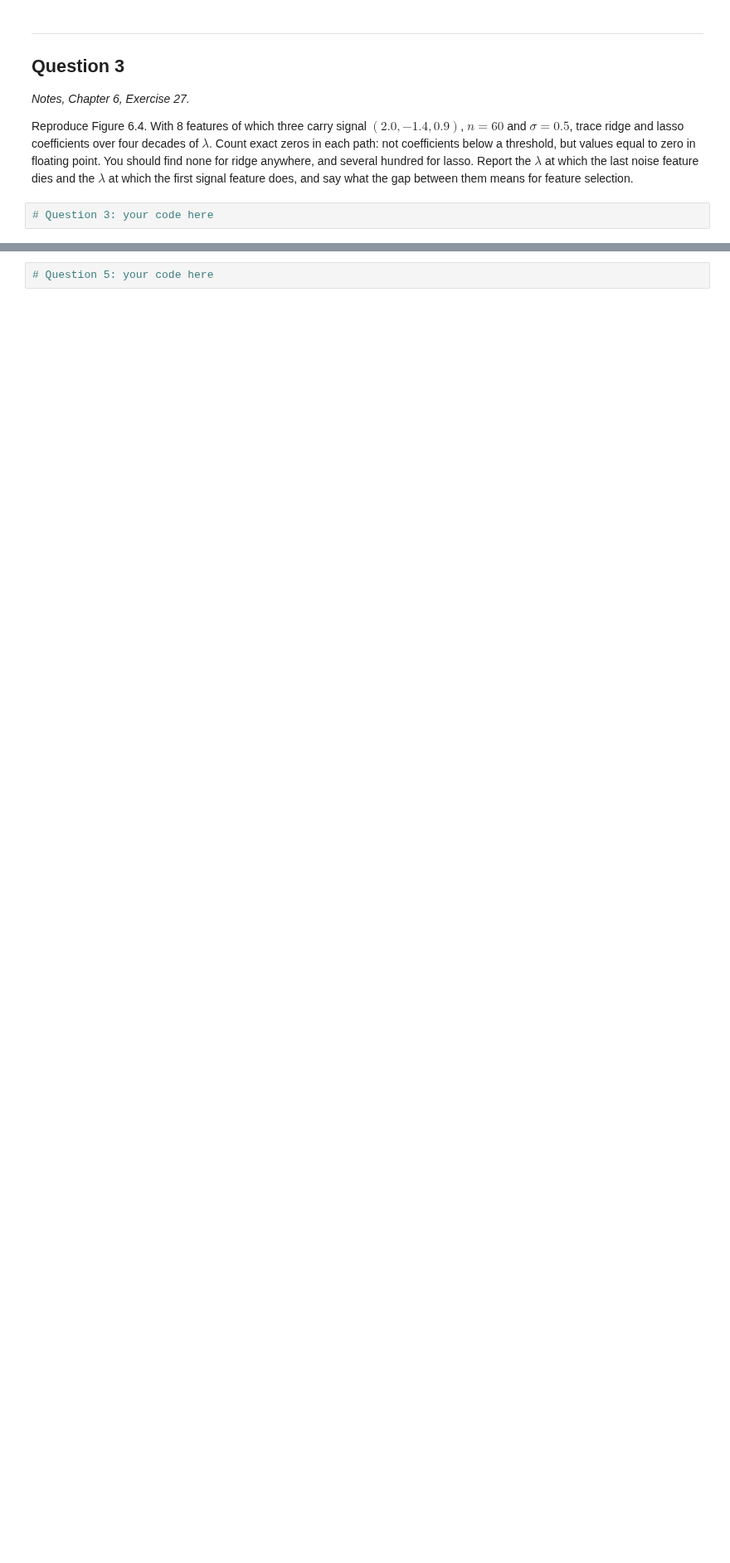
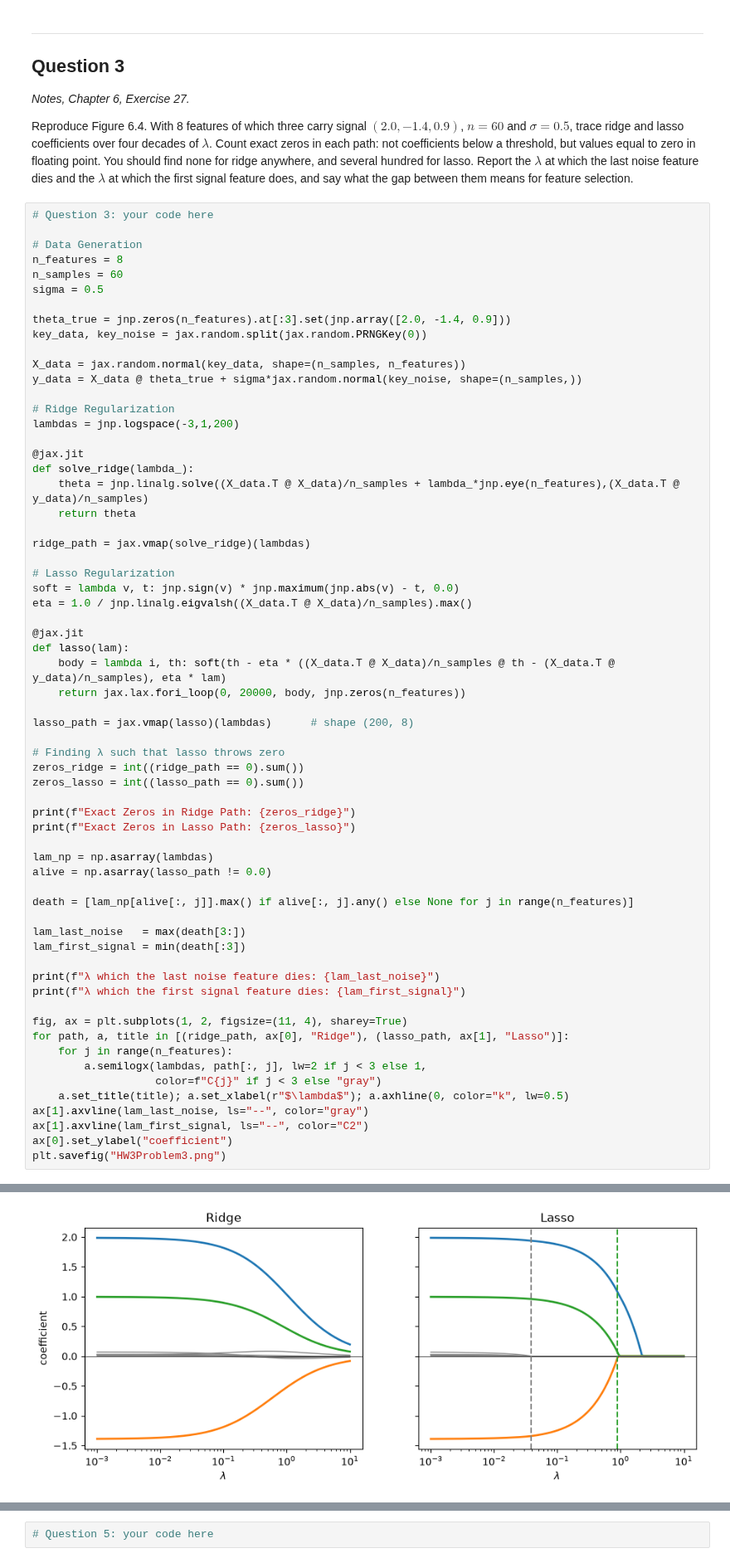
Before and after one commit to akhilghar/COE379L.1, a Jupyter notebook: HW3/Assignment_3-3.ipynb, the cells around one changed output, grey strips where cells are left out. Shown at 83% size. Cells and saved outputs as stored; diff of their text form; blank space fills up the shorter version.

```diff
--- a/HW3/Assignment_3-3.ipynb
+++ b/HW3/Assignment_3-3.ipynb
@@ -136,3 +137,65 @@ def project_L1(v):
 Reproduce Figure 6.4. With 8 features of which three carry signal $(2.0, -1.4, 0.9)$, $n = 60$ and $\sigma = 0.5$, trace ridge and lasso coefficients over four decades of $\lambda$. Count exact zeros in each path: not coefficients below a threshold, but values equal to zero in floating point. You should find none for ridge anywhere, and several hundred for lasso. Report the $\lambda$ at which the last noise feature dies and the $\lambda$ at which the first signal feature does, and say what the gap between them means for feature selection.
 # %%
 # Question 3: your code here
+
+# Data Generation
+n_features = 8
+n_samples = 60
+sigma = 0.5
+
+theta_true = jnp.zeros(n_features).at[:3].set(jnp.array([2.0, -1.4, 0.9]))
+key_data, key_noise = jax.random.split(jax.random.PRNGKey(0))
+
+X_data = jax.random.normal(key_data, shape=(n_samples, n_features))
+y_data = X_data @ theta_true + sigma*jax.random.normal(key_noise, shape=(n_samples,))
+
+# Ridge Regularization
+lambdas = jnp.logspace(-3,1,200)
+
+@jax.jit
+def solve_ridge(lambda_):
+    theta = jnp.linalg.solve((X_data.T @ X_data)/n_samples + lambda_*jnp.eye(n_features),(X_data.T @ y_data)/n_samples)
+    return theta
+
+ridge_path = jax.vmap(solve_ridge)(lambdas)
+
+# Lasso Regularization
+soft = lambda v, t: jnp.sign(v) * jnp.maximum(jnp.abs(v) - t, 0.0)
+eta = 1.0 / jnp.linalg.eigvalsh((X_data.T @ X_data)/n_samples).max()
+
+@jax.jit
+def lasso(lam):
+    body = lambda i, th: soft(th - eta * ((X_data.T @ X_data)/n_samples @ th - (X_data.T @ y_data)/n_samples), eta * lam)
+    return jax.lax.fori_loop(0, 20000, body, jnp.zeros(n_features))
+
+lasso_path = jax.vmap(lasso)(lambdas)      # shape (200, 8)
+
+# Finding λ such that lasso throws zero
+zeros_ridge = int((ridge_path == 0).sum())
+zeros_lasso = int((lasso_path == 0).sum())
+
+print(f"Exact Zeros in Ridge Path: {zeros_ridge}")
+print(f"Exact Zeros in Lasso Path: {zeros_lasso}")
+
+lam_np = np.asarray(lambdas)
+alive = np.asarray(lasso_path != 0.0)
+
+death = [lam_np[alive[:, j]].max() if alive[:, j].any() else None for j in range(n_features)]
+
+lam_last_noise   = max(death[3:])
+lam_first_signal = min(death[:3])
+
+print(f"λ which the last noise feature dies: {lam_last_noise}")
+print(f"λ which the first signal feature dies: {lam_first_signal}")
+
+fig, ax = plt.subplots(1, 2, figsize=(11, 4), sharey=True)
+for path, a, title in [(ridge_path, ax[0], "Ridge"), (lasso_path, ax[1], "Lasso")]:
+    for j in range(n_features):
+        a.semilogx(lambdas, path[:, j], lw=2 if j < 3 else 1,
+                   color=f"C{j}" if j < 3 else "gray")
+    a.set_title(title); a.set_xlabel(r"$\lambda$"); a.axhline(0, color="k", lw=0.5)
+ax[1].axvline(lam_last_noise, ls="--", color="gray")
+ax[1].axvline(lam_first_signal, ls="--", color="C2")
+ax[0].set_ylabel("coefficient")
+plt.savefig("HW3Problem3.png")
+# %% [output]
@@ -139,3 +206,4 @@ Reproduce Figure 6.4. With 8 features of which three carry signal $(2.0, -1.4, 0
+[figure, added]
 # %% [markdown]
 ---
 
```
Also changed, not shown: parts of 3 cells of this notebook, 1 other file.
